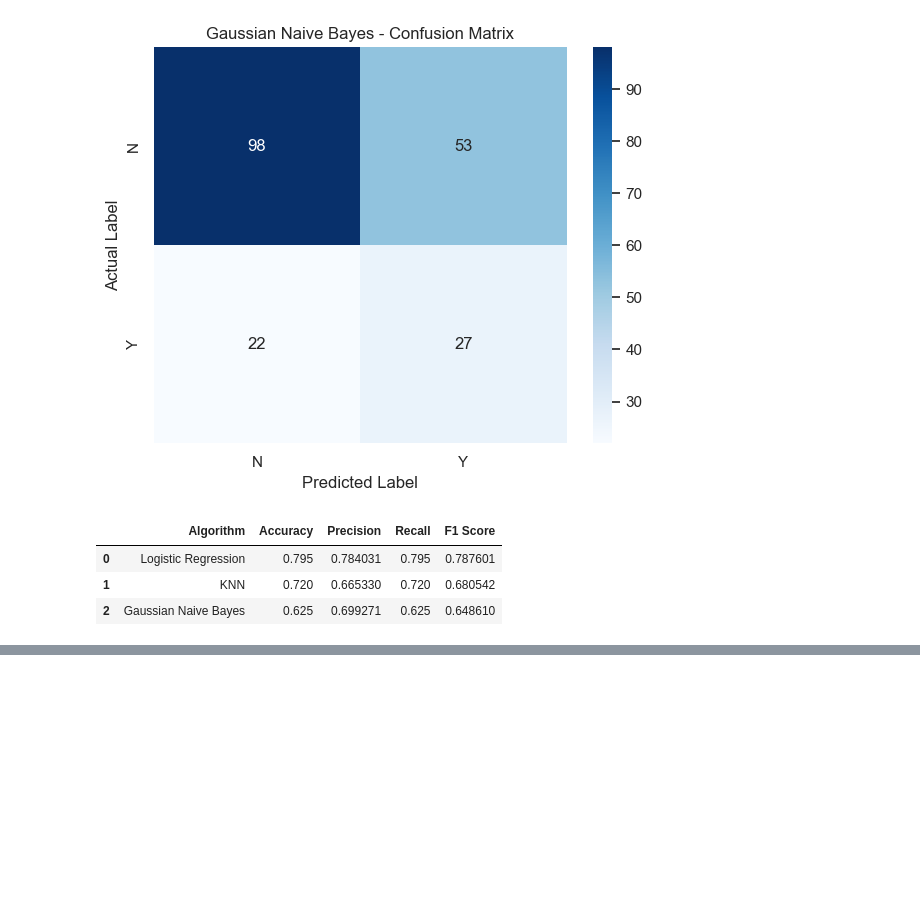
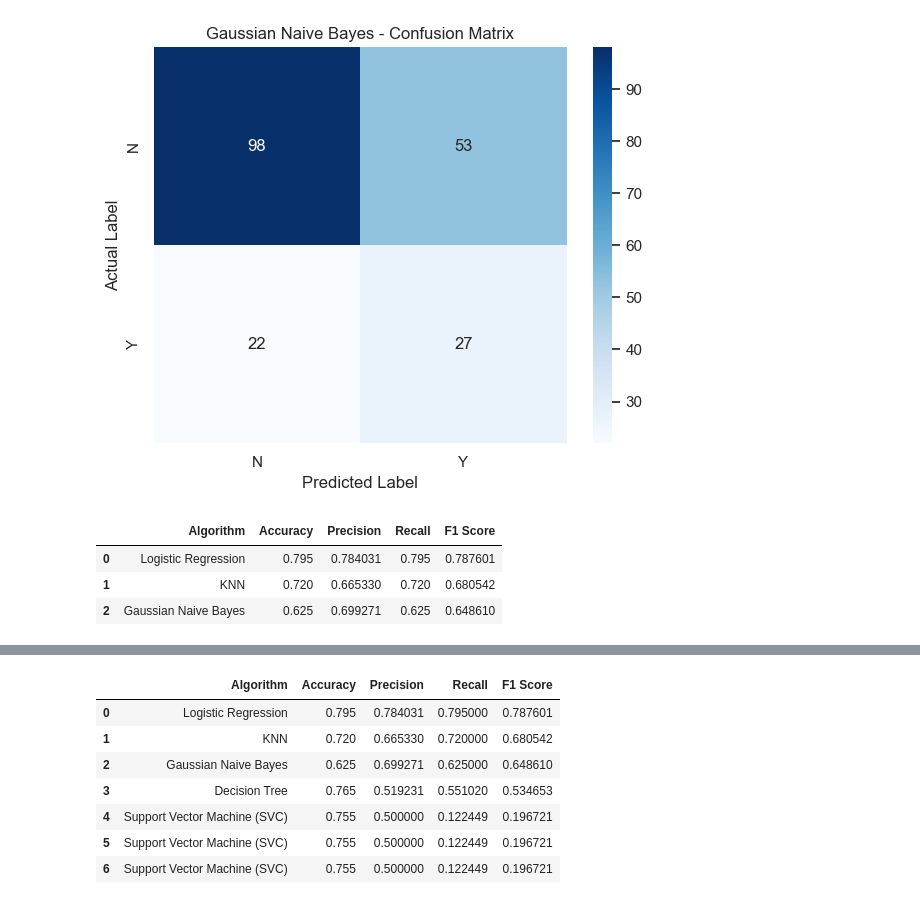
Before and after one commit to TejhashwiniCB/23CSE301-ML-Capstone, a Jupyter notebook: notebooks/classification.ipynb, the cells around one changed output, grey strips where cells are left out. Drawn from its saved outputs; the diff is of its cells as text; code cells hidden in the pictures; blank space fills up the shorter version.

Commit message:
Section D - Classification Track : ReviewI 5 Alg done

```diff
--- a/notebooks/classification.ipynb
+++ b/notebooks/classification.ipynb
@@ -1200,0 +1340,17 @@ pd.DataFrame(classification_results)
+# %%
+# calculation metrics
+
+accuracy_svc = accuracy_score(y_test, y_pred_svc)
+precision_svc = precision_score(y_test, y_pred_svc, pos_label='Y')
+recall_svc = recall_score(y_test, y_pred_svc, pos_label='Y')
+f1_svc = f1_score(y_test, y_pred_svc, pos_label='Y')
+
+print("Support Vector Machine Results")
+
+print("Accuracy :", accuracy_svc)
+print("Precision:", precision_svc)
+print("Recall   :", recall_svc)
+print("F1 Score :", f1_svc)
+
+print("\nClassification Report:")
+print(classification_report(y_test, y_pred_svc))
@@ -1200,0 +1404,21 @@ pd.DataFrame(classification_results)
+# %%
+# comparison table
+
+classification_results.append({
+    "Algorithm": "Support Vector Machine (SVC)",
+    "Accuracy": accuracy_svc,
+    "Precision": precision_svc,
+    "Recall": recall_svc,
+    "F1 Score": f1_svc
+})
+
+pd.DataFrame(classification_results)
+# %% [output]
+|  | Algorithm | Accuracy | Precision | Recall | F1 Score |
+| 0 | Logistic Regression | 0.795 | 0.784031 | 0.795000 | 0.787601 |
+| 1 | KNN | 0.720 | 0.665330 | 0.720000 | 0.680542 |
+| 2 | Gaussian Naive Bayes | 0.625 | 0.699271 | 0.625000 | 0.648610 |
+| 3 | Decision Tree | 0.765 | 0.519231 | 0.551020 | 0.534653 |
+| 4 | Support Vector Machine (SVC) | 0.755 | 0.500000 | 0.122449 | 0.196721 |
+| 5 | Support Vector Machine (SVC) | 0.755 | 0.500000 | 0.122449 | 0.196721 |
+| 6 | Support Vector Machine (SVC) | 0.755 | 0.500000 | 0.122449 | 0.196721 |
```
Also changed, not shown: parts of 12 cells of this notebook.
